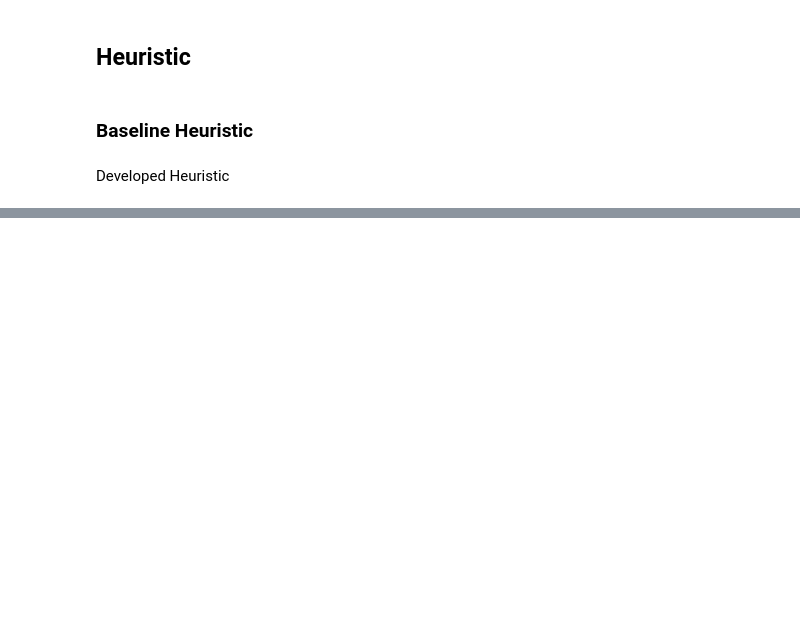
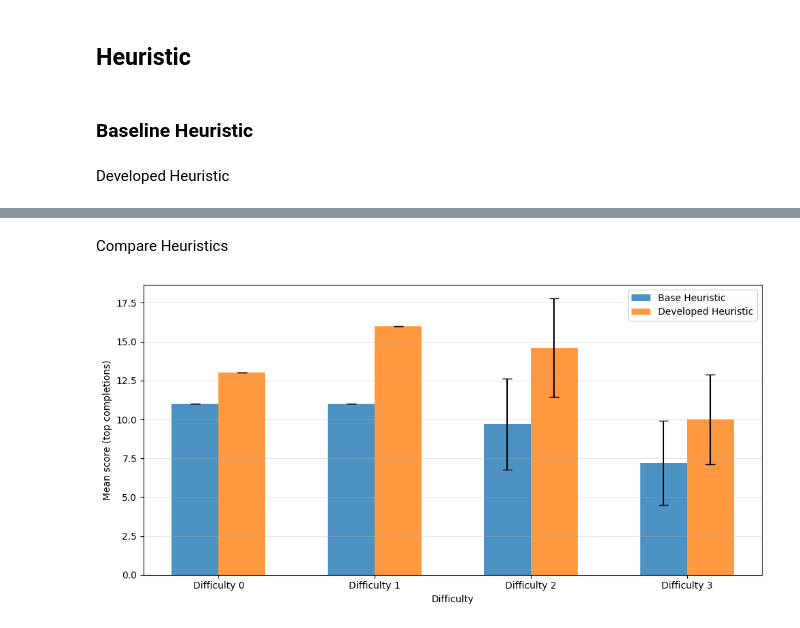
Before and after one commit to rarosilva/DL_Proj2, a Jupyter notebook: tasks/task1.ipynb, the cells around one changed output, grey strips where cells are left out. Drawn from its saved outputs; the diff is of its cells as text; code cells hidden in the pictures; blank space fills up the shorter version.

```diff
--- a/tasks/task1.ipynb
+++ b/tasks/task1.ipynb
@@ -255,6 +263,18 @@ def extract_info_from_obs(semantic_obs):
         ship_row, ship_col = None, None
 
     return ship_row, ship_col, debris_channel
+# %%
+def evaluate_heuristic(env, heuristic):
+    scores = []
+    for i in range(10):
+        _, info = env.reset()
+        done = False
+        while not done:
+            action = heuristic(info)
+            _, _, terminated, truncated, info = env.step(action)
+            done = truncated or terminated
+        scores.append(env.score)
+    return np.mean(scores), np.std(scores)
 # %% [markdown]
 ### Baseline Heuristic
 # %%
@@ -279,25 +299,25 @@ def heuristic_policy(info):
 
     n_rows, n_cols = debris.shape
     look_ahead_cols = 3
-    look_ahead_rows = 4
+    look_ahead_rows = 3
     col_start = ship_col - look_ahead_cols
 
-    # score each direction by how many clear rows in the next N rows
+    # Score each direction by how many clear rows in the next N rows
     score_up = 0
     for i, r in enumerate(range(ship_row - 1, max(-1, ship_row - 1 - look_ahead_rows), -1)):
         if not debris[r, col_start:ship_col + 1].any():
             score_up += (look_ahead_rows - i)  # closer clear rows worth more
         else:
-            score_up -= look_ahead_rows  # penalize blocked rows heavily
+            score_up -= (look_ahead_rows - i)  # penalize blocked rows heavily
 
     score_down = 0
     for i, r in enumerate(range(ship_row + 1, min(n_rows, ship_row + 1 + look_ahead_rows))):
         if not debris[r, col_start:ship_col + 1].any():
             score_down += (look_ahead_rows - i)
         else:
-            score_down -= look_ahead_rows
+            score_down -= (look_ahead_rows - i)
 
-    # bias towards going up
+    # Bias towards going up
     score_up += 1
 
     return 0 if score_up >= score_down else 1
@@ -329,0 +324,25 @@ DQN(
+# %% [markdown]
+Compare Heuristics
+# %%
+difficulties = ["Difficulty 0", "Difficulty 1", "Difficulty 2", "Difficulty 3"]
+
+base_means, base_stds = zip(*[evaluate_heuristic(envs[f"difficulty_{i}"], base_heuristic_policy) for i in range(4)])
+developed_means, developed_stds = zip(*[evaluate_heuristic(envs[f"difficulty_{i}"], heuristic_policy) for i in range(4)])
+
+x = np.arange(len(difficulties))
+width = 0.3
+
+fig, ax = plt.subplots(figsize=(10, 5))
+ax.bar(x - width/2, base_means, width, yerr=base_stds, label="Base Heuristic", capsize=5, alpha=0.8)
+ax.bar(x + width/2, developed_means, width, yerr=developed_stds, label="Developed Heuristic", capsize=5, alpha=0.8)
+
+ax.set_xlabel("Difficulty")
+ax.set_ylabel("Mean score (top completions)")
+ax.set_xticks(x)
+ax.set_xticklabels(difficulties)
+ax.legend()
+ax.grid(axis="y", alpha=0.3)
+plt.tight_layout()
+plt.show()
+# %% [output]
+[figure, added]
```
Also changed, not shown: parts of 25 cells of this notebook.
